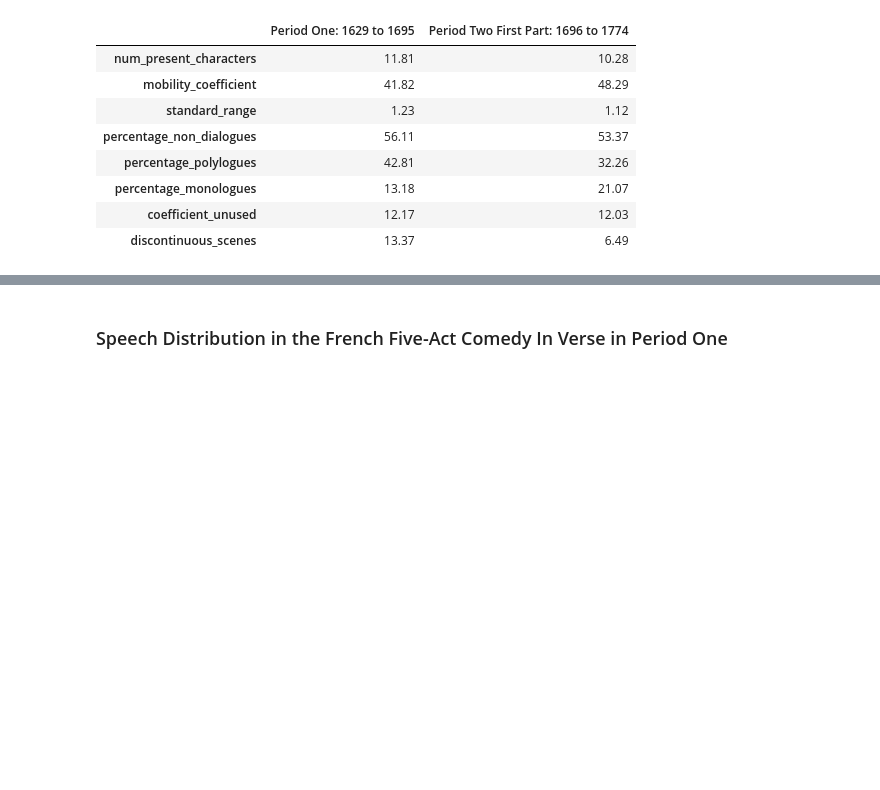
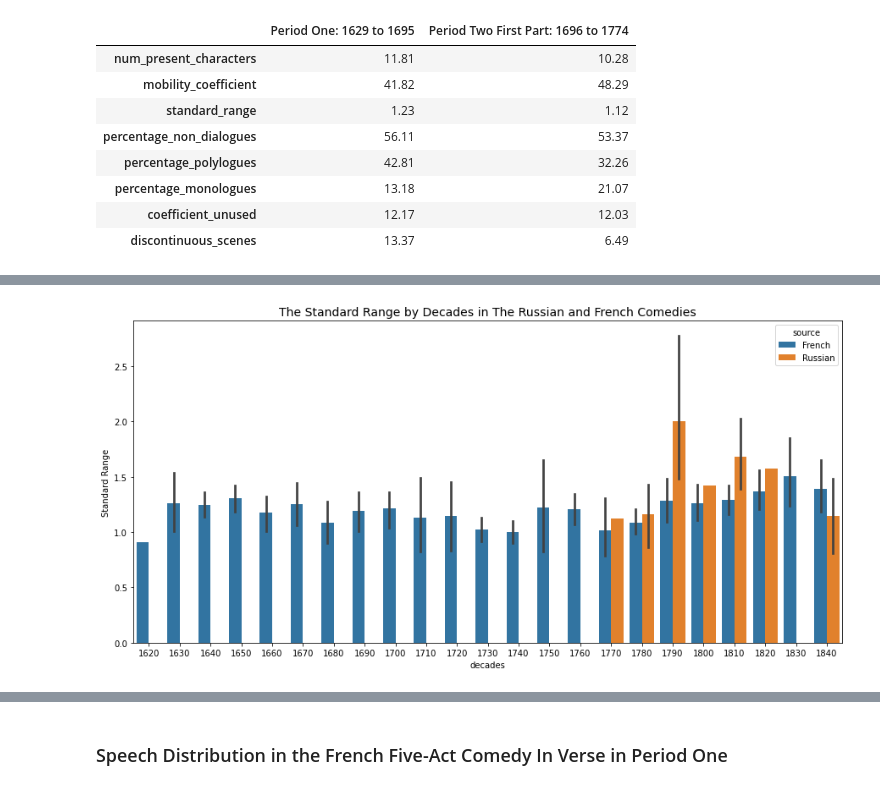
Before and after one commit to innawendell/European_Comedy, a Jupyter notebook: Analyses/Comparison_Russian_And_Other_Traditions.ipynb, the cells around one changed output, grey strips where cells are left out. Drawn from its saved outputs; the diff is of its cells as text; code cells hidden in the pictures; blank space fills up the shorter version.

```diff
--- a/Analyses/Comparison_Russian_And_Other_Traditions.ipynb
+++ b/Analyses/Comparison_Russian_And_Other_Traditions.ipynb
@@ -502,0 +643,8 @@ french_summary_comedies.iloc[:, :2]
+# %%
+plt.figure(figsize=(15, 7))
+plt.title('The Standard Range by Decades in The Russian and French Comedies', fontsize=14)
+sns.barplot(x=combined_df['decades'], y=combined_df['sigma_iarkho'], hue=combined_df['source'])
+plt.ylabel('Standard Range')
+plt.show()
+# %% [output]
+[figure, added]
```
Also changed, not shown: parts of 36 cells of this notebook.
